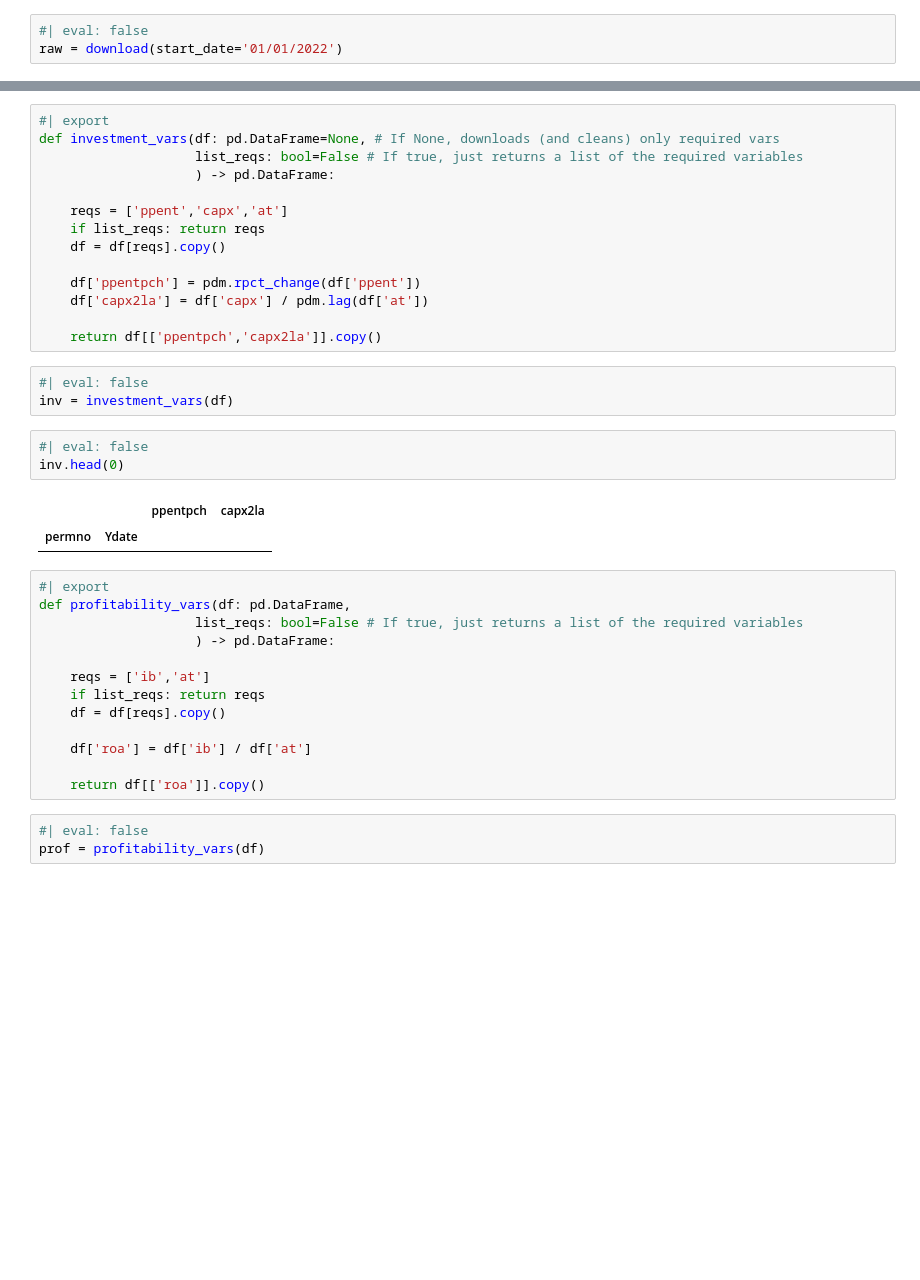
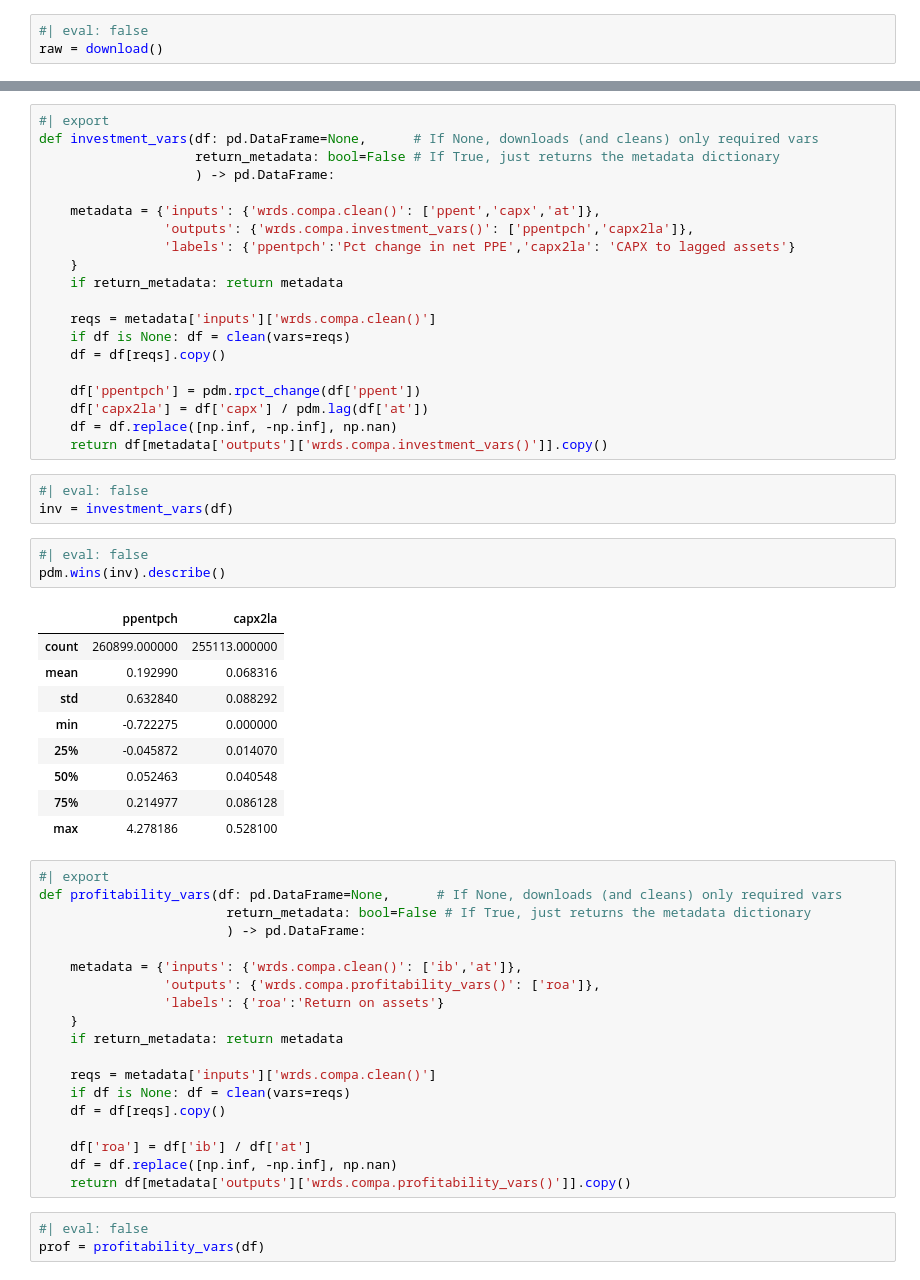
Before and after one commit to ionmihai/finsets, a Jupyter notebook: nbs/01_wrds/03_compa.ipynb, the cells around one changed output, grey strips where cells are left out. Drawn from its saved outputs; the diff is of its cells as text; blank space fills up the shorter version.

```diff
--- a/nbs/01_wrds/03_compa.ipynb
+++ b/nbs/01_wrds/03_compa.ipynb
@@ -136,7 +136,7 @@ def download(vars: List[str]=None, # If None, downloads `default_raw_vars`; else
     return wrds_api.download(sql_string, wrds_username=wrds_username, params={'end':end_date})
 # %%
 #| eval: false
-raw = download(start_date='01/01/2022')
+raw = download()
 # %% [output]
 Loading library list...
 Done
@@ -241,39 +362,58 @@ beq_from_scratch.head(0)
 # %%
 #| export
-def investment_vars(df: pd.DataFrame=None, # If None, downloads (and cleans) only required vars
-                    list_reqs: bool=False # If true, just returns a list of the required variables
+def investment_vars(df: pd.DataFrame=None,      # If None, downloads (and cleans) only required vars
+                    return_metadata: bool=False # If True, just returns the metadata dictionary
                     ) -> pd.DataFrame:
 
-    reqs = ['ppent','capx','at']
-    if list_reqs: return reqs
+    metadata = {'inputs': {'wrds.compa.clean()': ['ppent','capx','at']},
+                'outputs': {'wrds.compa.investment_vars()': ['ppentpch','capx2la']},
+                'labels': {'ppentpch':'Pct change in net PPE','capx2la': 'CAPX to lagged assets'}
+    }
+    if return_metadata: return metadata
+
+    reqs = metadata['inputs']['wrds.compa.clean()']
+    if df is None: df = clean(vars=reqs)
     df = df[reqs].copy()
 
     df['ppentpch'] = pdm.rpct_change(df['ppent'])
     df['capx2la'] = df['capx'] / pdm.lag(df['at'])
-
-    return df[['ppentpch','capx2la']].copy()
+    df = df.replace([np.inf, -np.inf], np.nan)
+    return df[metadata['outputs']['wrds.compa.investment_vars()']].copy()
 # %%
 #| eval: false
 inv = investment_vars(df)
 # %%
 #| eval: false
-inv.head(0)
+pdm.wins(inv).describe()
 # %% [output]
-|  |  | ppentpch | capx2la |
-| permno | Ydate |  |  |
+|  | ppentpch | capx2la |
+| count | 260899.000000 | 255113.000000 |
+| mean | 0.192990 | 0.068316 |
+| std | 0.632840 | 0.088292 |
+| min | -0.722275 | 0.000000 |
+| 25% | -0.045872 | 0.014070 |
+| 50% | 0.052463 | 0.040548 |
+| 75% | 0.214977 | 0.086128 |
+| max | 4.278186 | 0.528100 |
 # %%
 #| export
-def profitability_vars(df: pd.DataFrame,
-                    list_reqs: bool=False # If true, just returns a list of the required variables
-                    ) -> pd.DataFrame:
+def profitability_vars(df: pd.DataFrame=None,      # If None, downloads (and cleans) only required vars
+                        return_metadata: bool=False # If True, just returns the metadata dictionary
+                        ) -> pd.DataFrame:
 
-    reqs = ['ib','at']
-    if list_reqs: return reqs
+    metadata = {'inputs': {'wrds.compa.clean()': ['ib','at']},
+                'outputs': {'wrds.compa.profitability_vars()': ['roa']},
+                'labels': {'roa':'Return on assets'}
+    }
+    if return_metadata: return metadata
+
+    reqs = metadata['inputs']['wrds.compa.clean()']
+    if df is None: df = clean(vars=reqs)
     df = df[reqs].copy()
 
     df['roa'] = df['ib'] / df['at']
-
-    return df[['roa']].copy()
+    df = df.replace([np.inf, -np.inf], np.nan)
+    return df[metadata['outputs']['wrds.compa.profitability_vars()']].copy()
 # %%
 #| eval: false
 prof = profitability_vars(df)
```
Also changed, not shown: parts of 27 cells of this notebook, 2 other files.
